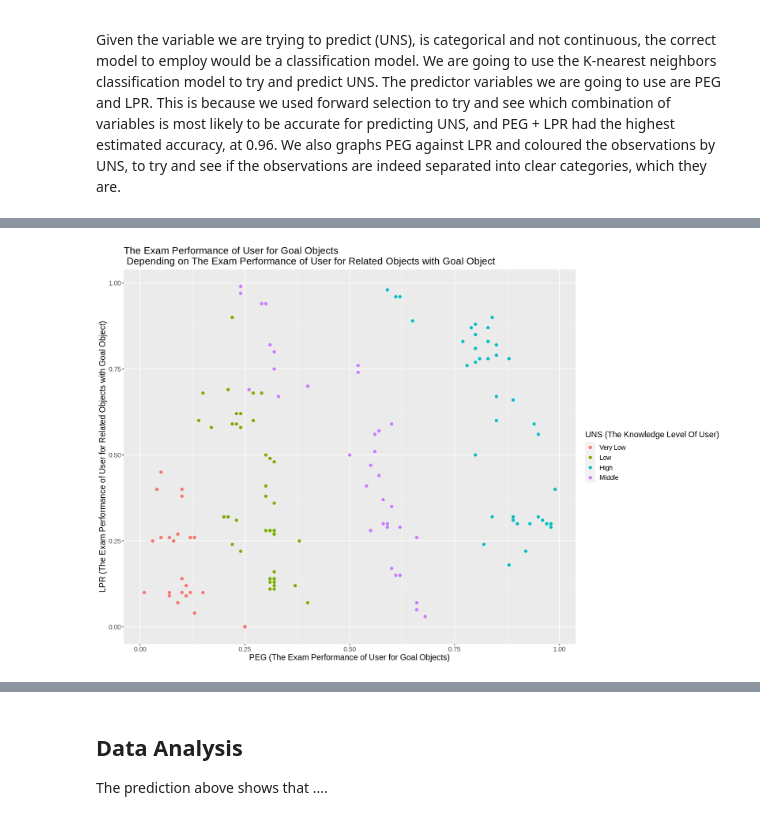
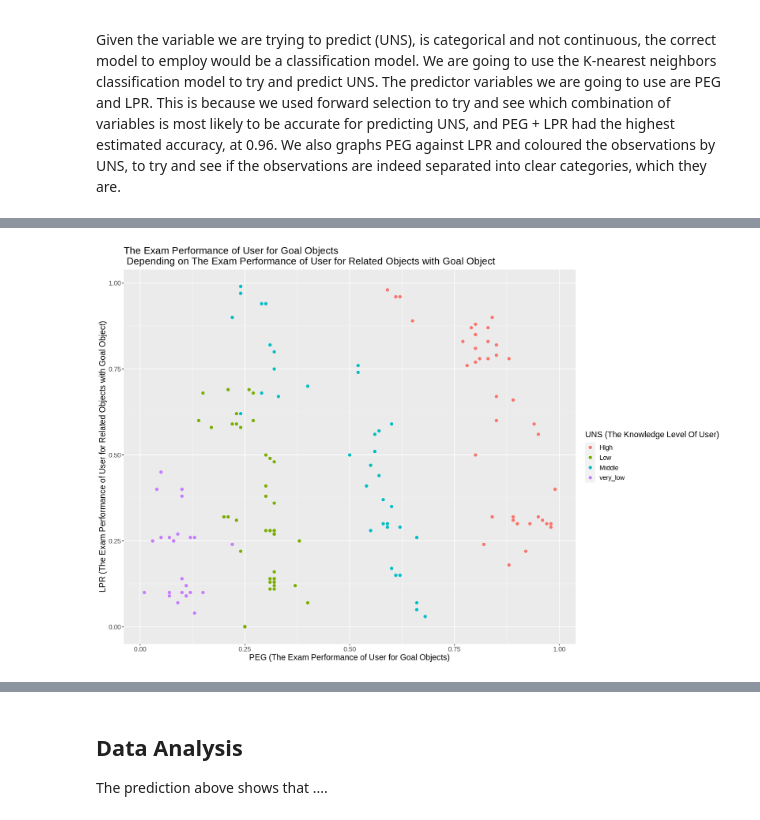
Before and after one commit to jjannahm/dsci_groupproject_report, a Jupyter notebook: proposal.ipynb, the cells around one changed output, grey strips where cells are left out. Drawn from its saved outputs; the diff is of its cells as text; code cells hidden in the pictures.

```diff
--- a/proposal.ipynb
+++ b/proposal.ipynb
@@ -312,12 +313,12 @@ class_prediction <- predict(user_fit, user_test_data) |>
               bind_cols(user_test_data)
 # %%
 options(repr.plot.width = 15, repr.plot.height = 10)
-class_plot <- ggplot(class_prediction, aes(x = PEG, y = LPR, color = as_factor(UNS))) +
+class_plot <- ggplot(class_prediction, aes(x = PEG, y = LPR, color = as_factor(.pred_class))) +
             geom_point(size = 2) +
             labs(x = "PEG (The Exam Performance of User for Goal Objects)", y = "LPR (The Exam Performance of User for Related Objects with Goal Object)", color = "UNS (The Knowledge Level Of User)")+
             ggtitle("The Exam Performance of User for Goal Objects \n Depending on The Exam Performance of User for Related Objects with Goal Object") +
             theme(text = element_text(size = 14))
 
 class_plot
 # %% [output]
-[figure, old version]
+[figure, new version]
```
Also changed, not shown: parts of 9 cells of this notebook.
